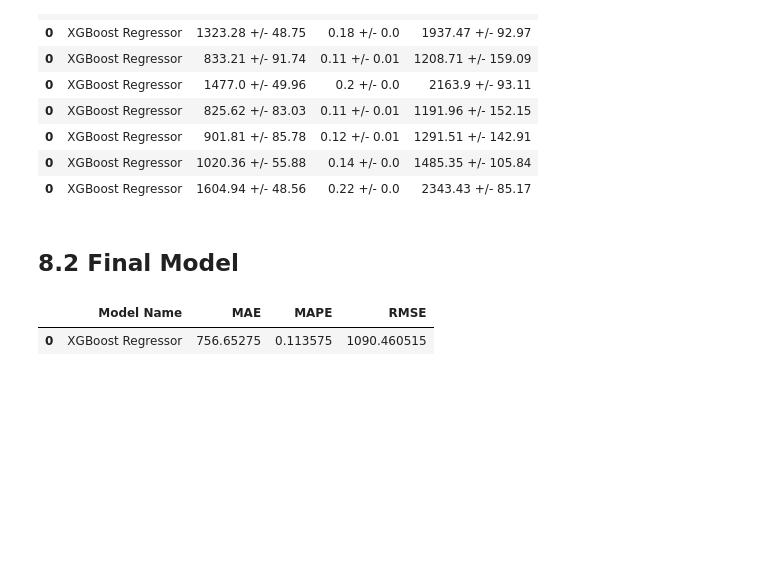
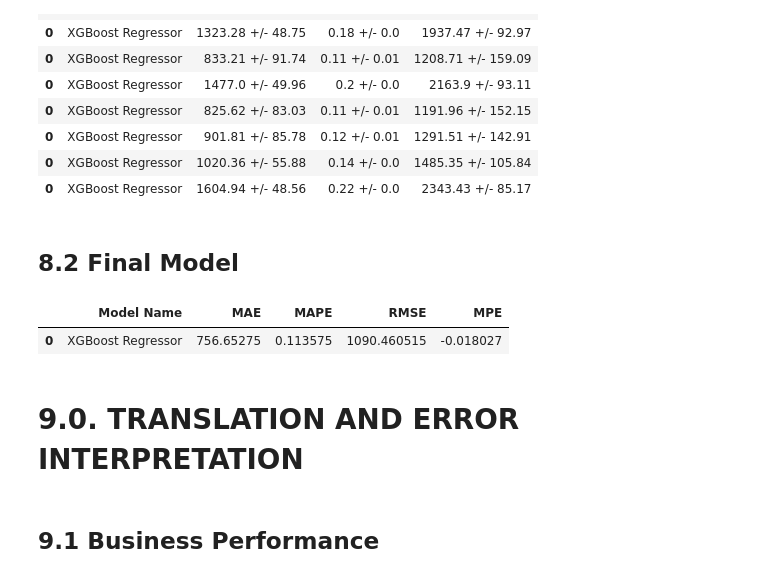
Before and after one commit to emidiovaleretto/rossmann-sales-prediction, a Jupyter notebook: Store_Sales_Prediction.ipynb, the cells around one changed output. Drawn from its saved outputs; the diff is of its cells as text; code cells hidden in the pictures; blank space fills up the shorter version.

Commit message:
translation and error interpretation

```diff
--- a/Store_Sales_Prediction.ipynb
+++ b/Store_Sales_Prediction.ipynb
@@ -103,6 +103,10 @@ def cramer_v(x, y):
     return np.sqrt( (chi2corr/n) / ( min( kcorr-1, rcorr-1 ) ) )
 
 
+def mean_percentage_error( y, yhat ):
+    return np.mean( ( y - yhat ) / y )
+
+
 def mean_absolute_percentage_error( y, yhat ):
     return np.mean(np.abs(y - yhat) / y)
 
@@ -1332,30 +1336,35 @@ final_result
 # %% [markdown]
 ## 8.2 Final Model
 # %%
-params_tunned = {
+final_model = pd.DataFrame()
+
+params_tuned = {
     'n_estimators': 3000,
     'eta': 0.03,
     'max_depth': 5,
     'subsample': 0.3,
     'colsample_bytree': 0.9,
     'min_child_weight': 8
 }
 
 # model
-xgb_model_tunned = xgb.XGBRegressor(objective='reg:squarederror',
-                         n_estimators = params_tunned['n_estimators'],
-                         eta=params_tunned['eta'],
-                         max_depth=params_tunned['max_depth'],
-                         subsample=params_tunned['subsample'],
-                         colsample_bytree=params_tunned['colsample_bytree'],
-                         min_child_weight=params_tunned['min_child_weight']).fit( x_train, Y_train )
+xgb_model_tuned = xgb.XGBRegressor(objective='reg:squarederror',
+                         n_estimators = params_tuned['n_estimators'],
+                         eta=params_tuned['eta'],
+                         max_depth=params_tuned['max_depth'],
+                         subsample=params_tuned['subsample'],
+                         colsample_bytree=params_tuned['colsample_bytree'],
+                         min_child_weight=params_tuned['min_child_weight']).fit( x_train, Y_train )
 
 # prediction
-yhat_xgb_tunned = xgb_model_tunned.predict( x_test )
+yhat_xgb_tuned = xgb_model_tuned.predict( x_test )
 
 # performance
-xgb_result_tunned = ml_error( 'XGBoost Regressor', np.expm1( Y_test ), np.expm1( yhat_xgb_tunned ) )
-xgb_result_tunned
+xgb_result_tuned = ml_error( 'XGBoost Regressor', np.expm1( Y_test ), np.expm1( yhat_xgb_tuned ) )
+xgb_result_tuned['MPE'] = mean_percentage_error( np.expm1( Y_test ), np.expm1( yhat_xgb_tunned ) )
+xgb_result_tuned
 # %% [output]
-|  | Model Name | MAE | MAPE | RMSE |
-| 0 | XGBoost Regressor | 756.65275 | 0.113575 | 1090.460515 |
+|  | Model Name | MAE | MAPE | RMSE | MPE |
+| 0 | XGBoost Regressor | 756.65275 | 0.113575 | 1090.460515 | -0.018027 |
+# %% [markdown]
+# 9.0. TRANSLATION AND ERROR INTERPRETATION
@@ -1361,0 +1377,2 @@ xgb_result_tunned
+# %% [markdown]
+## 9.1 Business Performance
```
Also changed, not shown: parts of 15 cells of this notebook.
